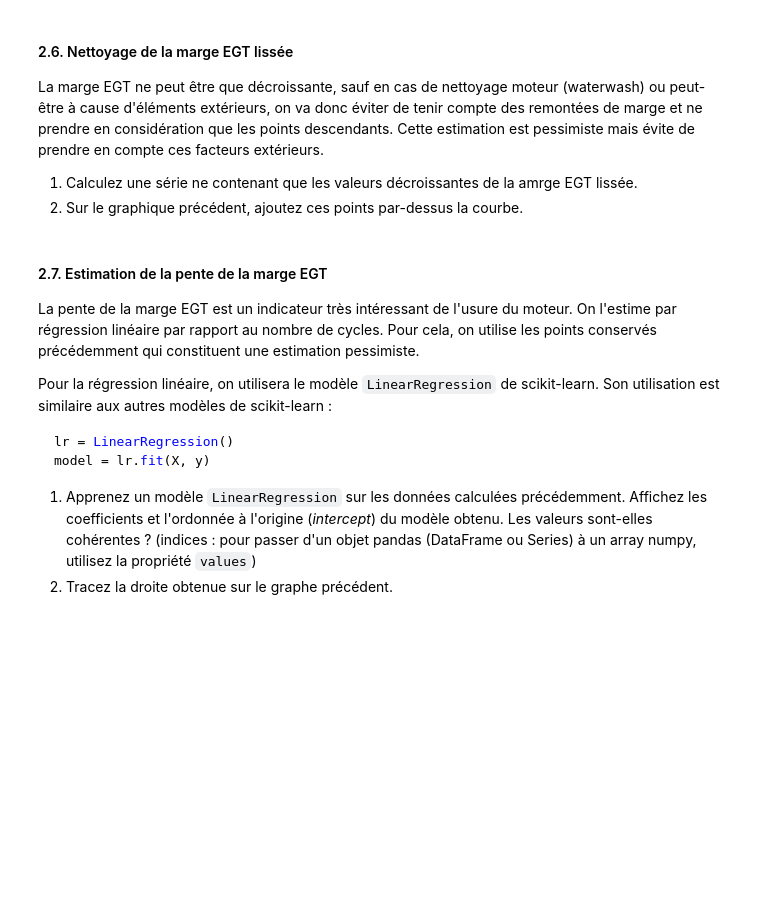
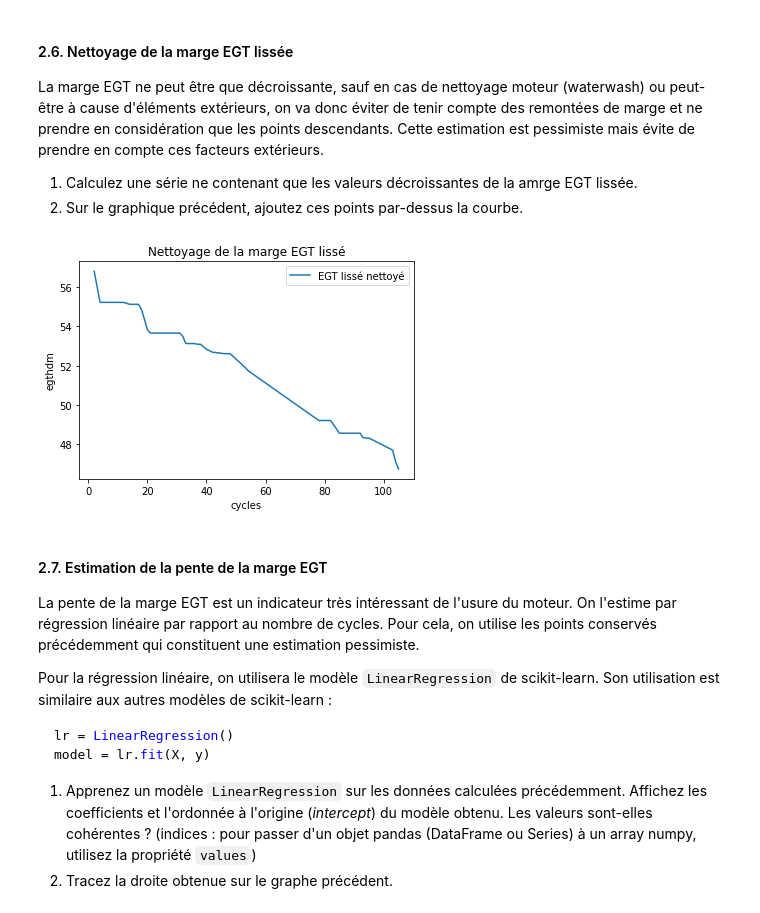
Before and after one commit to Thomasb-ing/TD-Stat-descriptive, a Jupyter notebook: TD3/TD3.ipynb, the cells around one changed output. Saved outputs shown, nothing was run; the diff lists cells and outputs as text; code cells hidden in the pictures; blank space fills up the shorter version.

```diff
--- a/TD3/TD3.ipynb
+++ b/TD3/TD3.ipynb
@@ -208,6 +236,20 @@ La marge EGT ne peut être que décroissante, sauf en cas de nettoyage moteur (w
 
 1. Calculez une série ne contenant que les valeurs décroissantes de la amrge EGT lissée.
 2. Sur le graphique précédent, ajoutez ces points par-dessus la courbe.
+# %%
+med_glissante_cycle_dec=med_glissante_cycle.copy()
+memoire=med_glissante_cycle[0]
+for indice,x in enumerate(med_glissante_cycle):
+	if(x>memoire):
+		med_glissante_cycle_dec.drop(indice,inplace=True)
+	else:
+		memoire=x
+# %%
+sns.lineplot(data=med_glissante_cycle_dec,label="EGT lissé nettoyé")
+plt.title("Nettoyage de la marge EGT lissé")
+plt.show()
+# %% [output]
+[figure, added]
 # %% [markdown]
 #### 2.7. Estimation de la pente de la marge EGT
 
```
Also changed, not shown: parts of 7 cells of this notebook.
